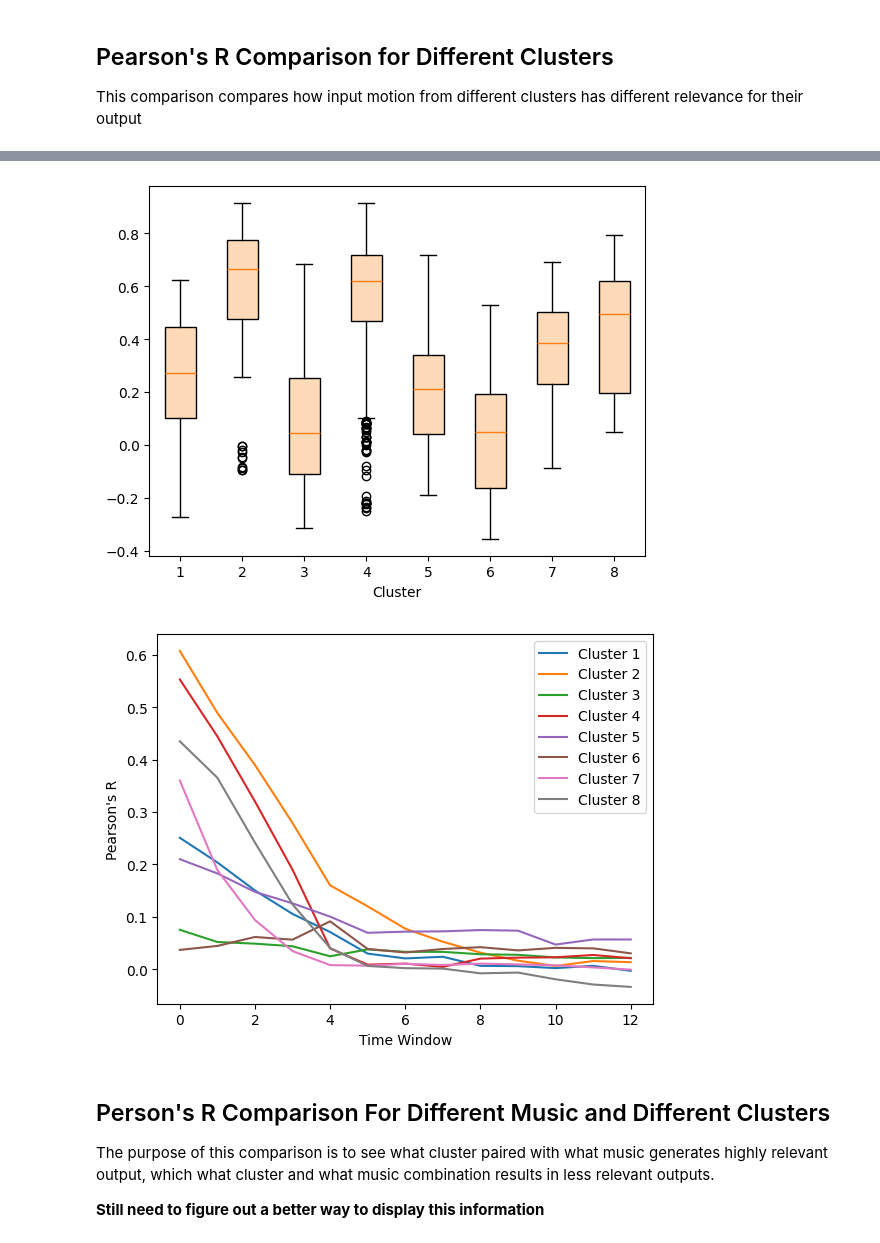
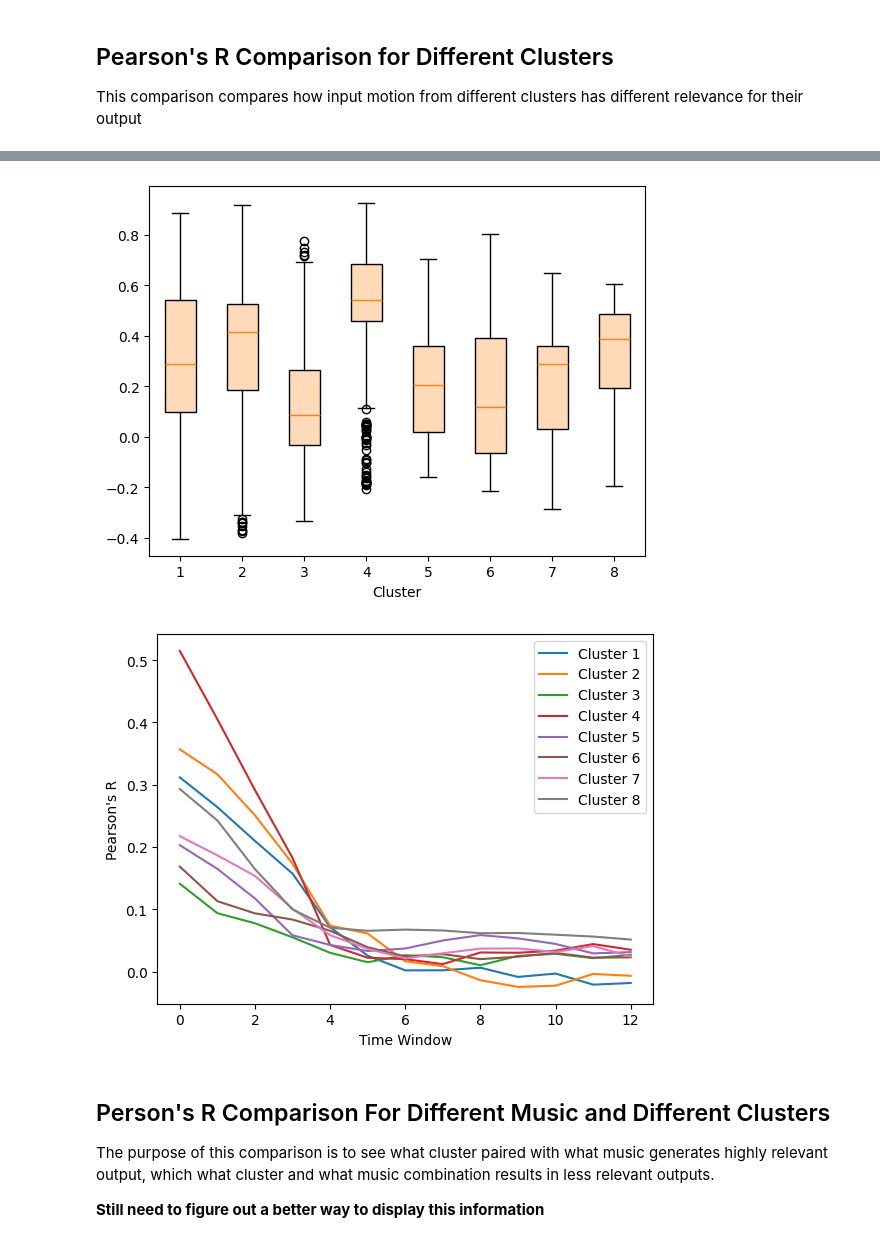
Before and after one commit to yangmma/dance-ai-research-project, a Jupyter notebook: src/utils/laban_analysis/analysis_generated.ipynb, the cells around one changed output, grey strips where cells are left out. Cells and saved outputs as stored; diff of their text form; code cells hidden in the pictures.

```diff
--- a/src/utils/laban_analysis/analysis_generated.ipynb
+++ b/src/utils/laban_analysis/analysis_generated.ipynb
@@ -246,10 +212,11 @@ music_dict = {
     "mKR0": "Krump",
     "mJS0": "Street Jazz",
     "mJB0": "Ballet Jazz",
+    "NoM":  "No Music",
 }
 
 fig, axes = plt.subplots(3, 1, figsize=(8, 12), layout="constrained")
-for i, win in enumerate([4, 8, 12]):
+for i, win in enumerate([4, 8, 11]):
     r_list = []
     xlab_list = []
     for music in musics:
@@ -288,9 +255,10 @@ music_dict = {
     "mKR0": "Krump",
     "mJS0": "Street Jazz",
     "mJB0": "Ballet Jazz",
+    "NoM":  "No Music",
 }
 
-ax = plt.subplots()
+_, ax = plt.subplots()
 for i, win in enumerate([4, 8, 12]):
     r_list = []
     for music in musics:
@@ -321,6 +289,7 @@ music_dict = {
     "mKR0": "Krump",
     "mJS0": "Street Jazz",
     "mJB0": "Ballet Jazz",
+    "NoM":  "No Music",
 }
 
 ax = plt.subplot()
@@ -338,7 +307,7 @@ for music in musics:
     ax.plot(r_list, label=music_dict[music])
 plt.xlabel("Time Window")
 plt.ylabel("Pearson's R")
-plt.ylim([-0.06, 0.13])
+# plt.ylim([-0.06, 0.13])
 ax.legend(bbox_to_anchor=(1.35, 1), loc="upper right", borderaxespad=0)
 plt.show()
 # %% [output]
@@ -352,7 +321,8 @@ This comparison compares how input motion from different clusters has different
 import matplotlib.pylab as plt
 
 fig, axs = plt.subplots(5, 1, figsize=(6, 14), layout="constrained")
-cluster_df = pl.read_csv("k-means-8n-final.csv")
+cluster_df = pl.read_csv("dance_clustering_fixed.csv")
+print(cluster_df)
 joined_df = r_df.join(
     cluster_df,
     on=pl.col("name"),
@@ -383,39 +371,42 @@ plt.show()
 # %%
 
 import matplotlib.pylab as plt
 
 ax = plt.subplot()
-cluster_df = pl.read_csv("k-means-8n-final.csv")
-joined_df = r_df.join(
+cluster_df = pl.read_csv("dance_clustering_fixed.csv")
+filtered_df = r_df.filter(
+    pl.col("music") != "NoM"
+)
+joined_df = filtered_df.join(
     cluster_df,
     on=pl.col("name"),
     how="inner"
 )
 clusters = cluster_df["cluster"].unique().to_list()
 
 r_list = []
 for cluster in clusters:
     rs = joined_df.filter(
         pl.col("win") == 0,
         pl.col("cluster") == cluster,
     )["r"].to_numpy()
     r_list.append(rs)
 
 bp = ax.boxplot(r_list, patch_artist=True)
 patches = bp["boxes"]
 for patch in patches:
     patch.set_facecolor("peachpuff")
 ax.set_xticklabels([l + 1 for l in clusters])
 plt.xlabel("Cluster")
 plt.show()
 # %% [output]
-[figure, old version]
+[figure, new version]
 # %%
 
 import matplotlib.pylab as plt
 
 ax = plt.subplot()
-cluster_df = pl.read_csv("k-means-8n-final.csv")
+cluster_df = pl.read_csv("dance_clustering_fixed.csv")
 joined_df = r_df.join(
     cluster_df,
     on=pl.col("name"),
@@ -438,7 +429,7 @@ plt.ylabel("Pearson's R")
 plt.legend()
 plt.show()
 # %% [output]
-[figure, old version]
+[figure, new version]
 # %% [markdown]
 ## Person's R Comparison For Different Music and Different Clusters
 The purpose of this comparison is to see what cluster paired with what music generates highly relevant output, which what cluster and what music combination results in less relevant outputs.
```
Also changed, not shown: parts of 23 cells of this notebook, 11 other files.
